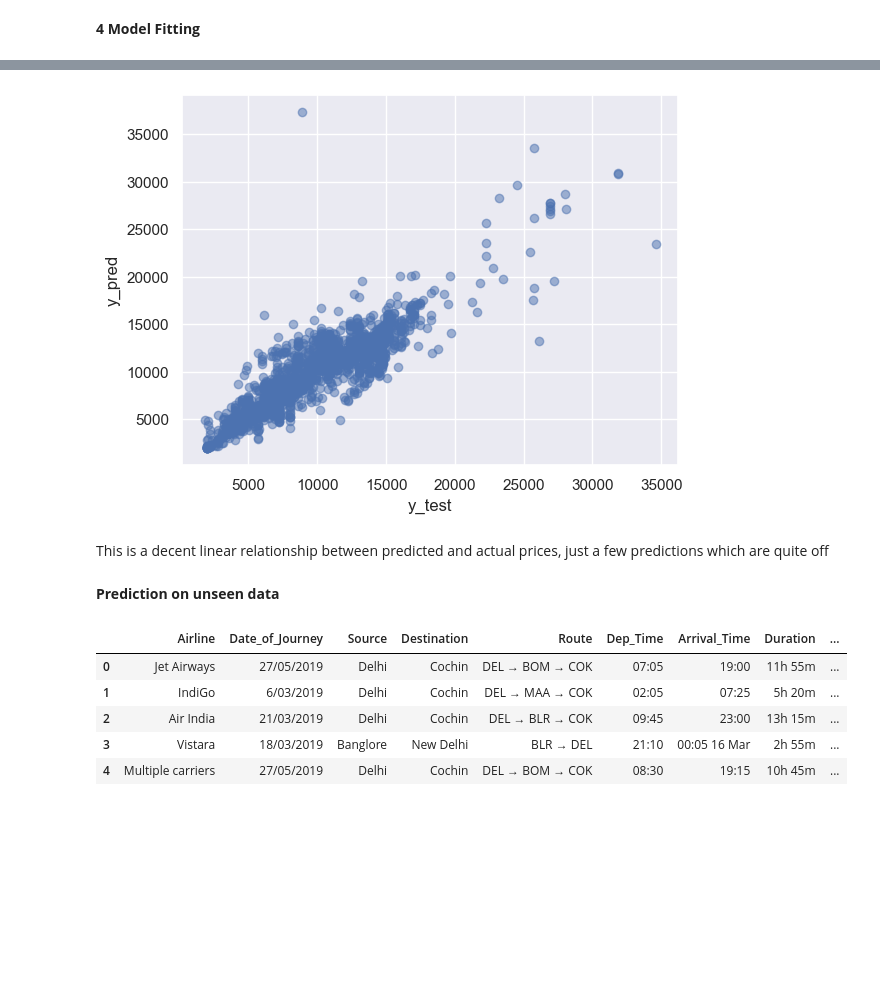
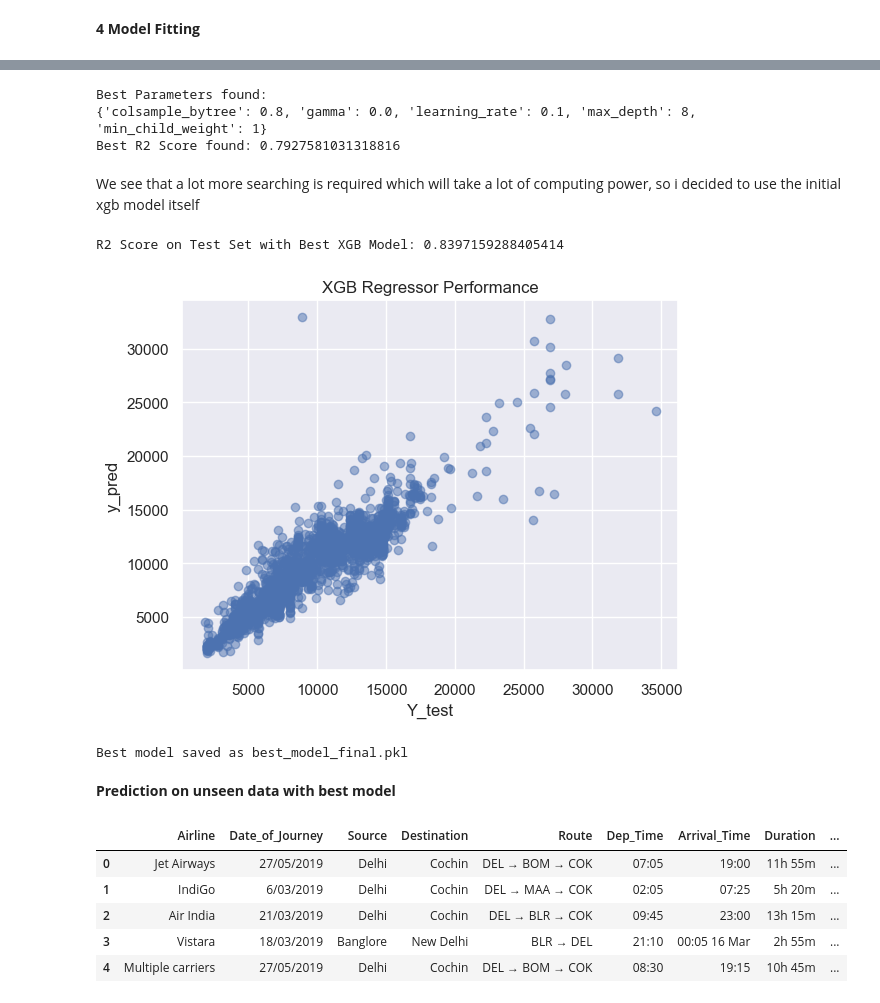
Before and after one commit to DiazOnFire/Predictive-modeling-of-Airfare, a Jupyter notebook: fare_prediction.ipynb, the cells around one changed output, grey strips where cells are left out. Saved outputs shown, nothing was run; the diff lists cells and outputs as text; code cells hidden in the pictures; blank space fills up the shorter version.

Commit message:
updated files and added models

```diff
--- a/fare_prediction.ipynb
+++ b/fare_prediction.ipynb
@@ -501,0 +586,15 @@ Model Performance on Test Set: 81.83
+# %%
+from sklearn.model_selection import GridSearchCV
+xgb = XGBRegressor()
+# %%
+#standard syntax for gridsearch for xgb
+param_grid = {
+    'learning_rate': [0.1, 0.2, 0.3,0.08,0.07],
+    'max_depth': [3, 4, 5,6,7,8],
+    'min_child_weight': [1, 3, 5,7,9],
+    'gamma': [0.0, 0.1, 0.2,0.3],
+    'colsample_bytree': [0.6, 0.8, 1.0,1.2]
+}
+grid_search = GridSearchCV(estimator=xgb, param_grid=param_grid, cv=5, scoring='r2', verbose=1, n_jobs=-1)
+# %%
+grid_search.fit(X_train, Y_train)
@@ -502,11 +637,31 @@ Model Performance on Test Set: 81.83
+# %%
+print("Best Parameters found:")
+print(grid_search.best_params_)
+print("Best R2 Score found:", grid_search.best_score_)
+# %% [output]
+Best Parameters found:
+{'colsample_bytree': 0.8, 'gamma': 0.0, 'learning_rate': 0.1, 'max_depth': 8, 'min_child_weight': 1}
+Best R2 Score found: 0.7927581031318816
+# %% [markdown]
+We see that a lot more searching is required which will take a lot of computing power, so i decided to use the initial xgb model itself
+# %%
+# Get the best model from grid search
+best_xgb_model = xgb
+best_xgb_model.fit(X_train,Y_train)
+
+# Predict on the test set with the best model
+y_pred_best = best_xgb_model.predict(X_test)
+# %%
+# Calculate and print the R2 score on the test set
+r2 = r2_score(Y_test, y_pred_best)
+print(f"R2 Score on Test Set with Best XGB Model: {r2}")
+# %% [output]
+R2 Score on Test Set with Best XGB Model: 0.8397159288405414
 # %%
-# Plot performance graph
-y_pred = rf_reg.predict(X_test)
-plt.scatter(y_test, y_pred, alpha = 0.5)
-plt.xlabel("y_test")
+plt.scatter(Y_test, y_pred_best,alpha=0.5)
+plt.xlabel("Y_test")
 plt.ylabel("y_pred")
+plt.title(f"{name} Performance")
 plt.show()
 # %% [output]
-[figure, old version]
+[figure, new version]
-# %% [markdown]
-This is a decent linear relationship between predicted and actual prices, just a few predictions which are quite off
@@ -519,4 +668,13 @@ pickle.dump(rf_reg, file)
+# %%
+#saving our tuned model
+filename = 'best_model_final.pkl'
+with open(filename, 'wb') as file:
+    pickle.dump(best_xgb_model, file)
+
+print(f"Best model saved as {filename}")
+# %% [output]
+Best model saved as best_model_final.pkl
 # %% [markdown]
-**Prediction on unseen data**
+**Prediction on unseen data with best model**
 # %%
 import pickle
```
Also changed, not shown: parts of 15 cells of this notebook, 6 other files.
